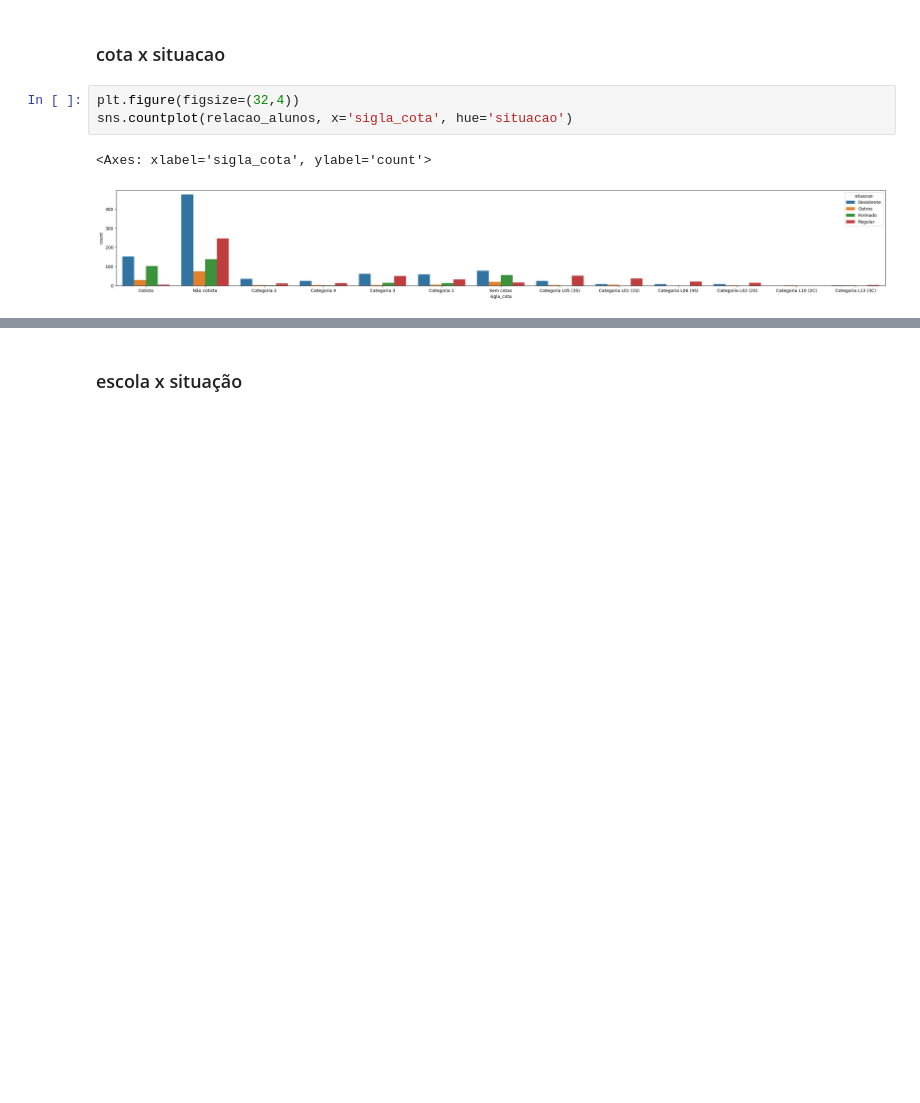
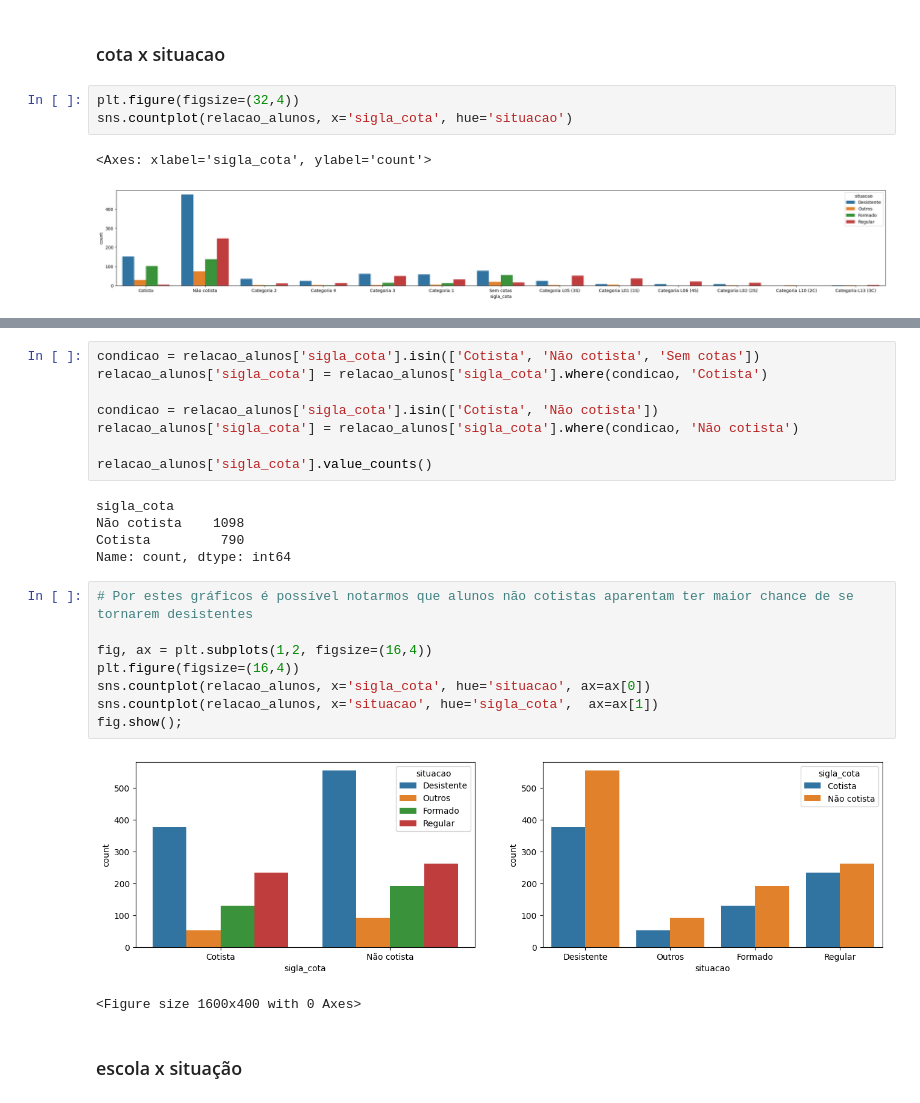
Before and after one commit to brunohsp/lm_alunos_utfpr_pg, a Jupyter notebook: classificação.ipynb, the cells around one changed output, grey strips where cells are left out. Drawn from its saved outputs; the diff is of its cells as text; blank space fills up the shorter version.

```diff
--- a/classificação.ipynb
+++ b/classificação.ipynb
@@ -344,2 +352,26 @@ sns.countplot(relacao_alunos, x='situacao', hue='sigla_cota')
+# %%
+condicao = relacao_alunos['sigla_cota'].isin(['Cotista', 'Não cotista', 'Sem cotas'])
+relacao_alunos['sigla_cota'] = relacao_alunos['sigla_cota'].where(condicao, 'Cotista')
+
+condicao = relacao_alunos['sigla_cota'].isin(['Cotista', 'Não cotista'])
+relacao_alunos['sigla_cota'] = relacao_alunos['sigla_cota'].where(condicao, 'Não cotista')
+
+relacao_alunos['sigla_cota'].value_counts()
+# %% [output]
+sigla_cota
+Não cotista    1098
+Cotista         790
+Name: count, dtype: int64
+# %%
+# Por estes gráficos é possível notarmos que alunos não cotistas aparentam ter maior chance de se tornarem desistentes
+
+fig, ax = plt.subplots(1,2, figsize=(16,4))
+plt.figure(figsize=(16,4))
+sns.countplot(relacao_alunos, x='sigla_cota', hue='situacao', ax=ax[0])
+sns.countplot(relacao_alunos, x='situacao', hue='sigla_cota',  ax=ax[1])
+fig.show();
+# %% [output]
+[figure, added]
+<Figure size 1600x400 with 0 Axes>
 # %% [markdown]
 ### escola x situação
```
Also changed, not shown: parts of 32 cells of this notebook.
